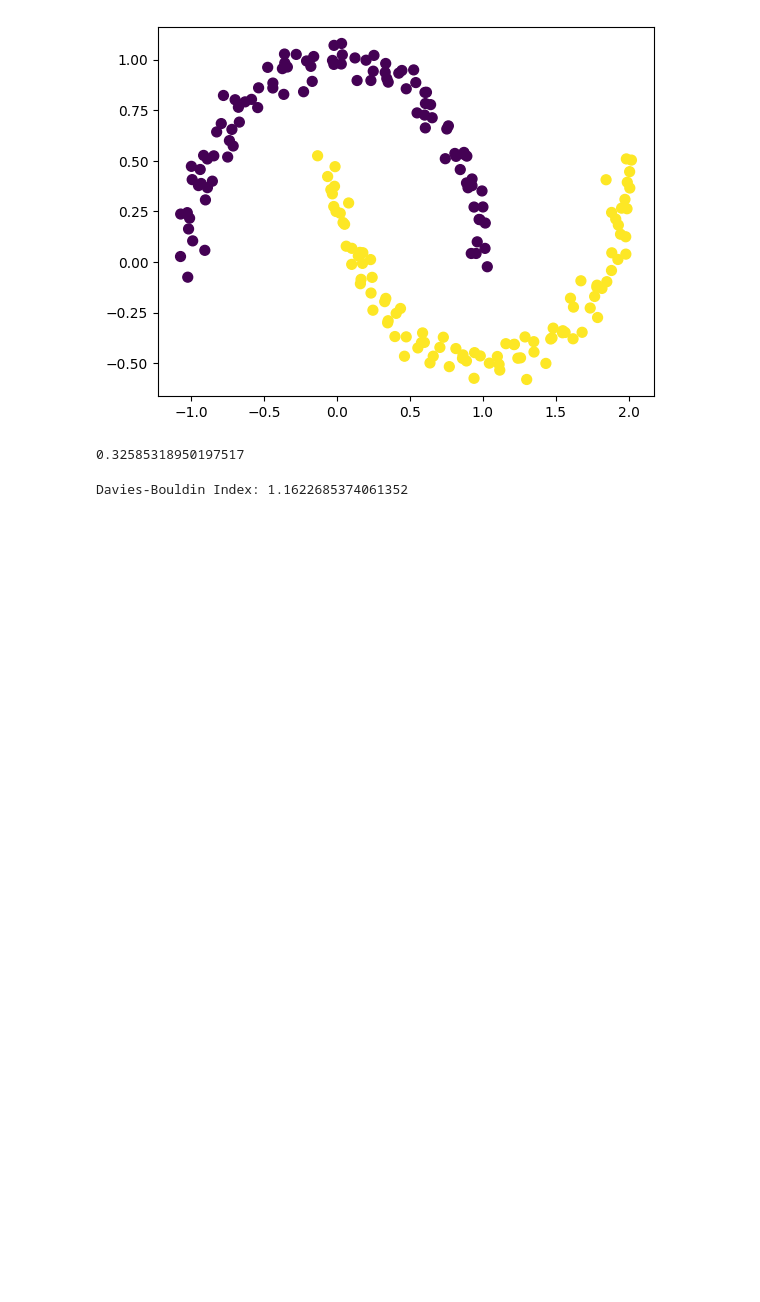
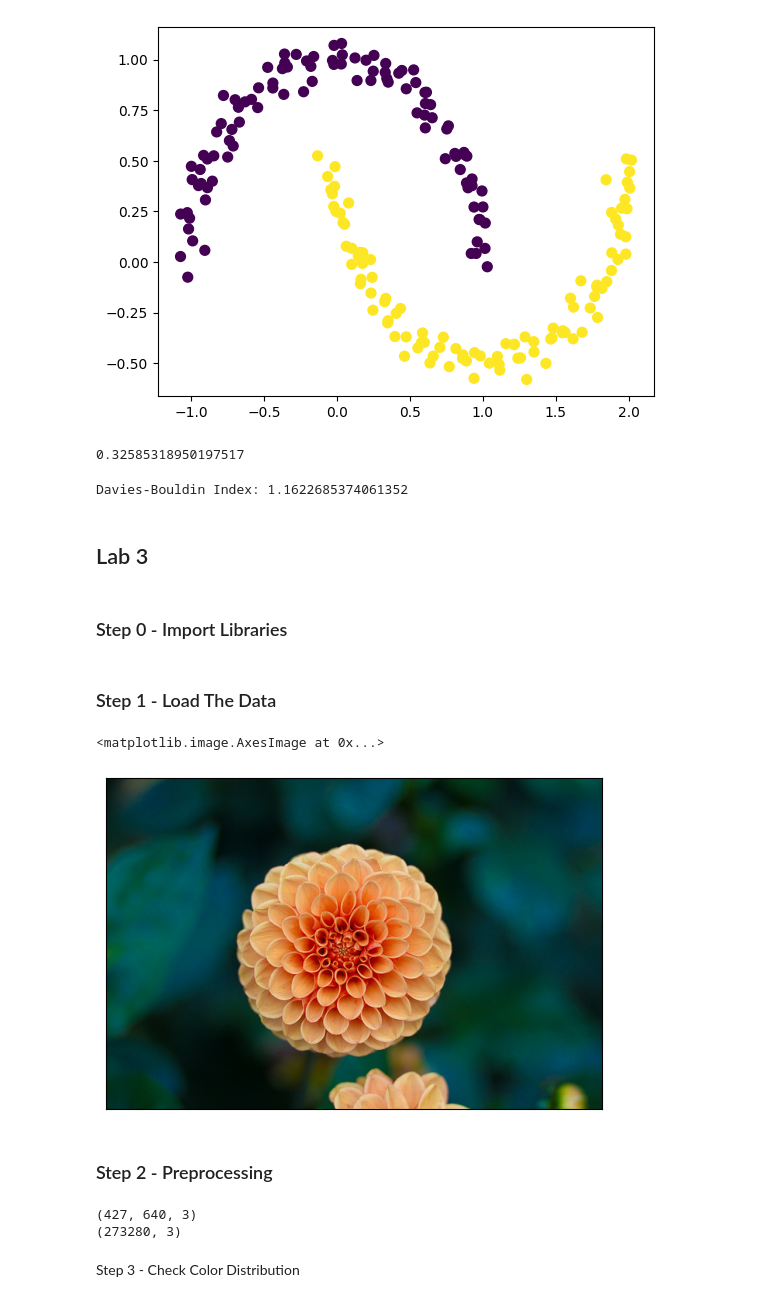
Before and after one commit to CrushedKatana/Machine_Learning, a Jupyter notebook: JS05_2341720205_Charellino_Kalingga_Sadewo.ipynb, the cells around one changed output. Saved outputs shown, nothing was run; the diff lists cells and outputs as text; code cells hidden in the pictures; blank space fills up the shorter version.

```diff
--- a/JS05_2341720205_Charellino_Kalingga_Sadewo.ipynb
+++ b/JS05_2341720205_Charellino_Kalingga_Sadewo.ipynb
@@ -192,3 +192,7 @@ print(f"Davies-Bouldin Index: {db}")
 # Davies-Bouldin Index: 1.1622685374061352
 # %% [output]
 Davies-Bouldin Index: 1.1622685374061352
+# %% [markdown]
+## Lab 3
+# %% [markdown]
+### Step 0 - Import Libraries
@@ -194,0 +203,28 @@ Davies-Bouldin Index: 1.1622685374061352
+# %% [markdown]
+### Step 1 - Load The Data
+# %%
+from sklearn.datasets import load_sample_image
+flower = load_sample_image("flower.jpg")
+ax = plt.axes(xticks=[], yticks=[])
+ax.imshow(flower)
+# %% [output]
+<matplotlib.image.AxesImage at 0x...>
+[figure, added]
+# %% [markdown]
+### Step 2 - Preprocessing
+# %%
+# Check shape
+print(flower.shape)
+
+# Normalize color
+data = flower / 255.0
+
+# Reshape
+data = data.reshape(427 * 640, 3) # turn to 1D
+
+print(data.shape)
+# %% [output]
+(427, 640, 3)
+(273280, 3)
+# %% [markdown]
+Step 3 - Check Color Distribution
```
Also changed, not shown: parts of 20 cells of this notebook.
